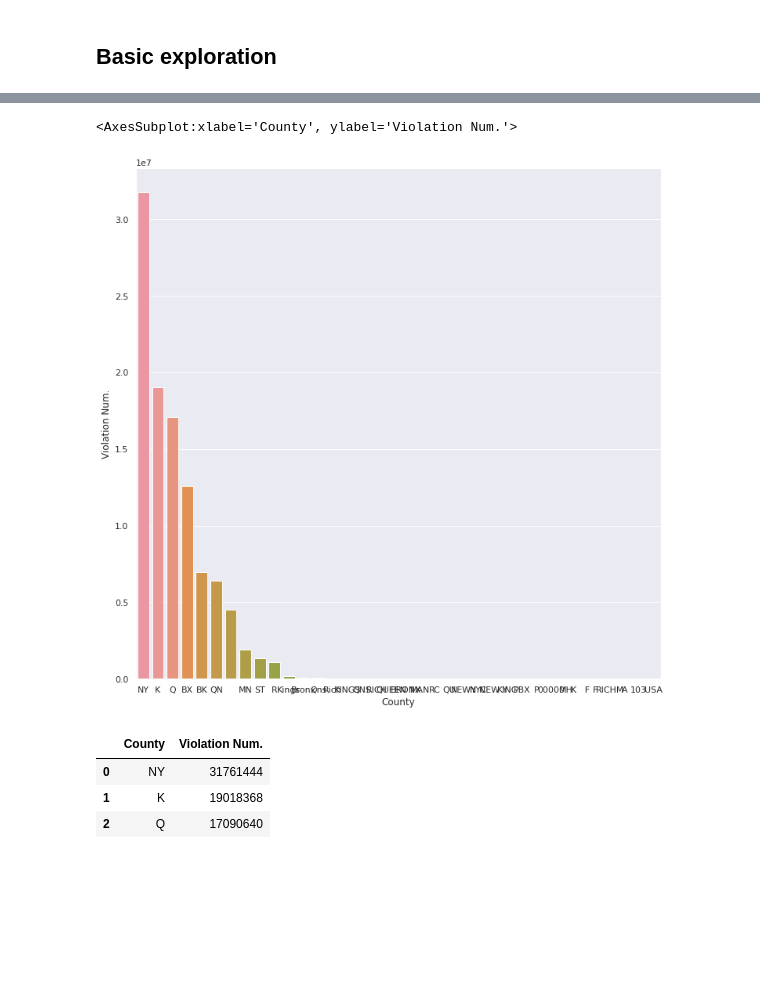
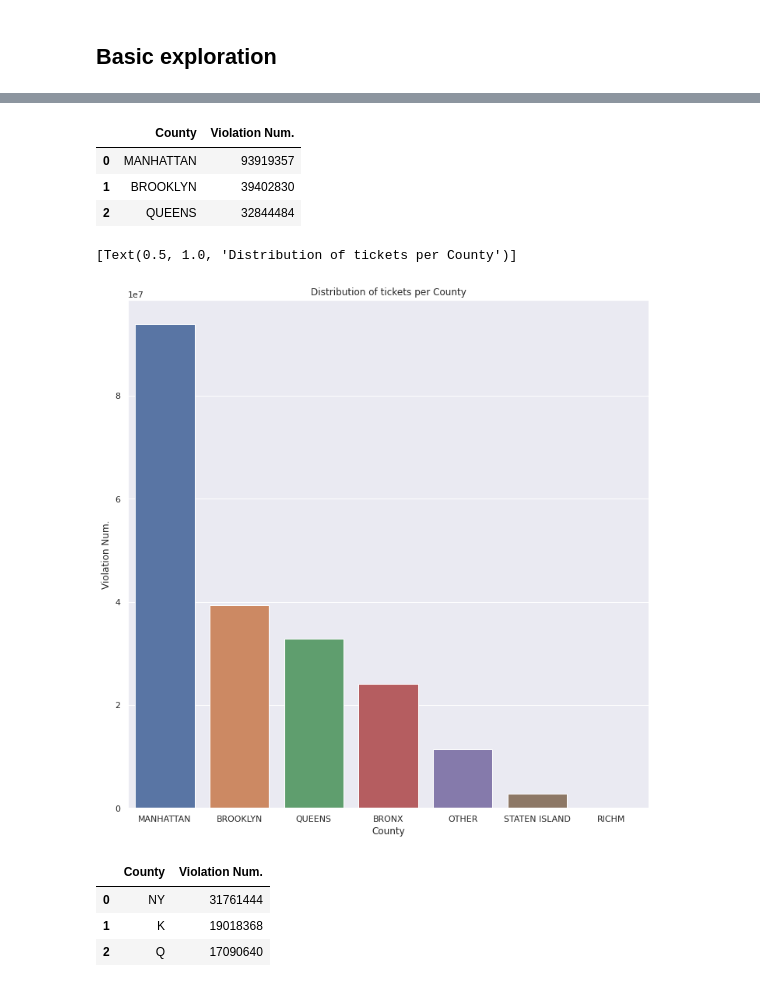
Before and after one commit to pushkill/BD_project, a Jupyter notebook: Exploration.ipynb, the cells around one changed output, grey strips where cells are left out. Saved outputs shown, nothing was run; the diff lists cells and outputs as text; code cells hidden in the pictures; blank space fills up the shorter version.

```diff
--- a/Exploration.ipynb
+++ b/Exploration.ipynb
@@ -25,6 +29,8 @@ import platform
 PATH = "/d/hpc/projects/FRI/bigdata/students/mfmt/"
 CSV_PATH = "/d/hpc/projects/FRI/bigdata/data/NYTickets"
 PARQUET_FILENAME = "entire_1.parquet"
+PARQUET_PATH = "/d/hpc/projects/FRI/bigdata/students/mfmt/parquet_aug"
+DATA_AUG_PATH = "/d/hpc/home/mf4782/BD_project/data/"
 
 files = os.listdir(CSV_PATH)
 files = list([f for f in files if ".csv" in f])
@@ -155,7 +622,7 @@ county_map = {'BX':'BRONX',
                 '': 'OTHER'
 
 }
-df = dd.read_parquet(PATH + PARQUET_FILENAME, columns=['Violation County'])
+df = dd.read_parquet(PARQUET_PATH, columns=['Violation County'])
 df['Violation County'] = df['Violation County'].fillna('P')
 df[["County"]] = df[["Violation County"]].replace(to_replace= county_map)
 #df.head(3)
@@ -165,5 +632,5 @@ df_violation_county = df_violation_county.to_frame("Violation Num.")
 df_violation_county['County'] = df_violation_county.index
 df_violation_county = df_violation_county.reset_index()[['County', "Violation Num."]]
 df_c = df_violation_county.compute()
-df_c.head(3)
+#df_c.head(3)
 # %% [output]
@@ -174,9 +639,16 @@ determine the type of output that that function returns.
+# %%
+df_c.head(3)
+# %% [output]
+|  | County | Violation Num. |
+| 0 | MANHATTAN | 93919357 |
+| 1 | BROOKLYN | 39402830 |
+| 2 | QUEENS | 32844484 |
 # %%
 plt.figure(figsize=(12,12))
-sns.barplot(data=df_c,x ='County',y='Violation Num.')
+sns.barplot(data=df_c,x ='County',y='Violation Num.').set(title="Distribution of tickets per County")
 # %% [output]
-<AxesSubplot:xlabel='County', ylabel='Violation Num.'>
+[Text(0.5, 1.0, 'Distribution of tickets per County')]
-[figure, old version]
+[figure, new version]
 # %%
 df_c.head(3)
 # %% [output]
```
Also changed, not shown: parts of 76 cells of this notebook.
